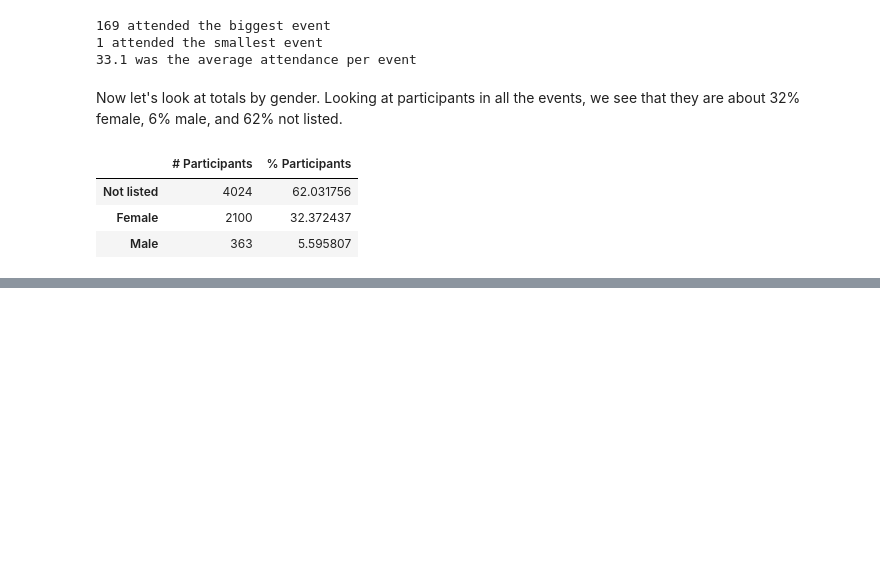
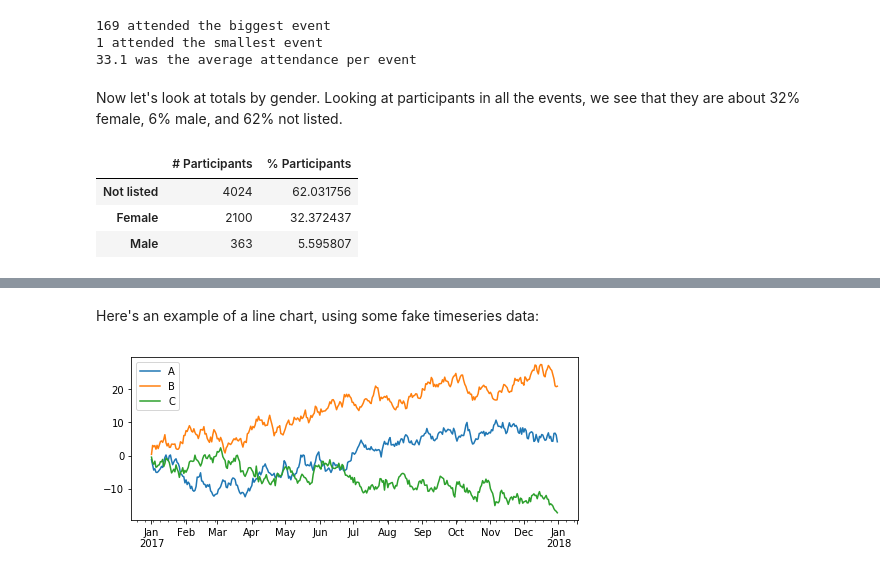
Before and after one commit to jenfly/llc-python-resources, a Jupyter notebook: next-steps.ipynb, the cells around one changed output, grey strips where cells are left out. Saved outputs shown, nothing was run; the diff lists cells and outputs as text; code cells hidden in the pictures; blank space fills up the shorter version.

```diff
--- a/next-steps.ipynb
+++ b/next-steps.ipynb
@@ -351,0 +706,9 @@ Coming soon!
+# %% [markdown]
+Here's an example of a line chart, using some fake timeseries data:
+# %%
+dates = pd.date_range('2017-01-01', '2017-12-31')
+ts = pd.DataFrame(np.random.randn(len(dates), 3), index=dates, columns=['A', 'B', 'C'])
+ts = ts.cumsum()
+ts.plot(figsize=(8, 3));
+# %% [output]
+[figure, added]
```
Also changed, not shown: parts of 61 cells of this notebook, 10 other files.
